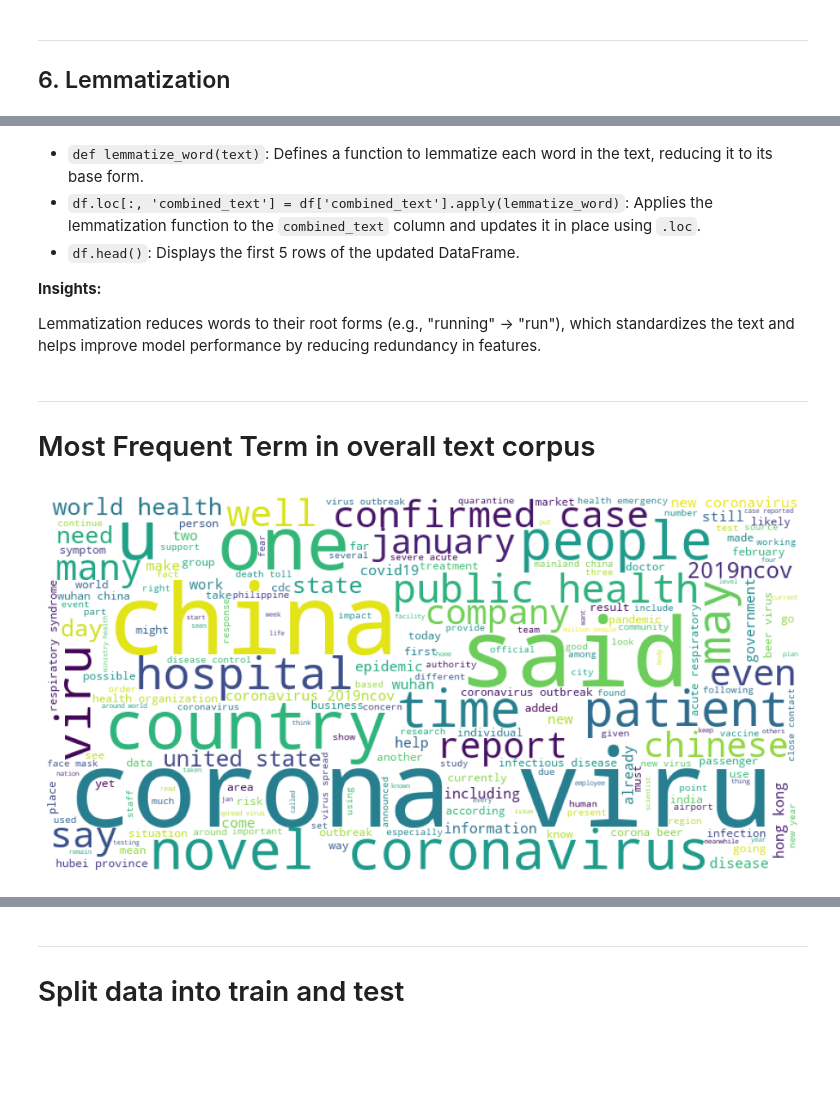
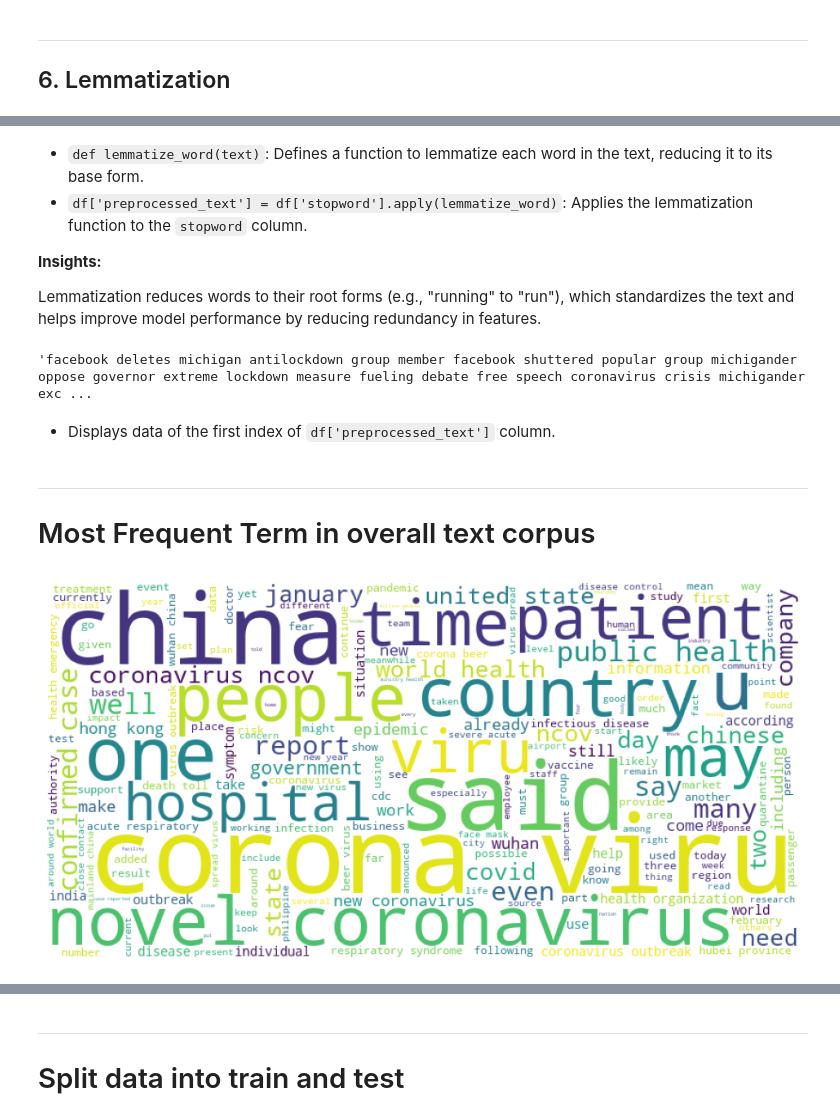
Before and after one commit to Natashaa7/COVID-19-Fake-News-Detection, a Jupyter notebook: Fake-News-Classification.ipynb, the cells around one changed output, grey strips where cells are left out. Saved outputs shown, nothing was run; the diff lists cells and outputs as text; code cells hidden in the pictures; blank space fills up the shorter version.

```diff
--- a/Fake-News-Classification.ipynb
+++ b/Fake-News-Classification.ipynb
@@ -413,10 +406,10 @@ Removing URLs cleans the text by eliminating irrelevant links, which improves th
 # %%
 #defining the function to remove punctuation
 def remove_punctuation(text):
-    punctuationfree="".join([i for i in text if i not in string.punctuation])
+    punctuationfree=re.sub(r'[^a-z\s]', '', text) # match any character that is not a lowercase letter (a–z) and not a space
     return punctuationfree
 
 #storing the puntuation free text
-df.loc[:, 'combined_text'] = df['combined_text'].apply(remove_punctuation)
-df.head()
+df['no_char'] = df['no_url'].apply(remove_punctuation)
+df[['original_text', 'no_char']].head(3)
 # %% [output]
@@ -438,11 +429,9 @@ Removing punctuation helps clean the text data, reducing noise and improving the
 ---
 ## 4. Tokenization
 # %%
-from nltk.tokenize import word_tokenize
-
 def tokenize_text(text):
     return word_tokenize(text)
 
-df['combined_text'] = df['combined_text'].apply(tokenize_text)
-df.head()
+df['tokens'] = df['no_char'].apply(tokenize_text)
+df[['original_text', 'tokens']].head(3)
 # %% [output]
@@ -470,6 +455,6 @@ stop_words = nltk.corpus.stopwords.words('english')
 def remove_stopwords(tokens):
     return [word for word in tokens if word not in stop_words]
 
-df.loc[:, 'combined_text'] = df['combined_text'].apply(remove_stopwords)
-df.head()
+df['stopword'] = df['tokens'].apply(remove_stopwords)
+df[['original_text', 'stopword']].head(3)
 # %% [output]
@@ -495,6 +477,6 @@ Removing stopwords eliminates common, non-informative words (like "the", "is", "
 def lemmatize_word(text):
   wordnet = WordNetLemmatizer()
   return " ".join([wordnet.lemmatize(word) for word in text])
-df.loc[:, 'combined_text'] = df['combined_text'].apply(lemmatize_word)
-df.head()
+df['preprocessed_text'] = df['stopword'].apply(lemmatize_word)
+df[['original_text', 'preprocessed_text']].head(3)
 # %% [output]
@@ -507,34 +487,39 @@ df.head()
 # %% [markdown]
 - `def lemmatize_word(text)`: Defines a function to lemmatize each word in the text, reducing it to its base form.
-- `df.loc[:, 'combined_text'] = df['combined_text'].apply(lemmatize_word)`: Applies the lemmatization function to the `combined_text` column and updates it in place using `.loc`.
-- `df.head()`: Displays the first 5 rows of the updated DataFrame.
+- `df['preprocessed_text'] = df['stopword'].apply(lemmatize_word)`: Applies the lemmatization function to the `stopword` column.
 
 **Insights:**
 
-Lemmatization reduces words to their root forms (e.g., "running" → "run"), which standardizes the text and helps improve model performance by reducing redundancy in features.
+Lemmatization reduces words to their root forms (e.g., "running" to "run"), which standardizes the text and helps improve model performance by reducing redundancy in features.
+# %%
+df['preprocessed_text'][0]
+# %% [output]
+'facebook deletes michigan antilockdown group member facebook shuttered popular group michigander oppose governor extreme lockdown measure fueling debate free speech coronavirus crisis michigander exc ...
+# %% [markdown]
+- Displays data of the first index of `df['preprocessed_text']` column.
 # %% [markdown]
 ---
 # Most Frequent Term in overall text corpus
 # %%
 # Combine all text
-all_text = ' '.join(df['combined_text'])
+all_text = ' '.join(df['preprocessed_text'])
 
 # Generate word cloud
 wc = WordCloud(
     width=800,
     height=400,
     background_color='white',
     colormap='viridis',   # choose color
 ).generate(all_text)
 
 # Convert to PIL image
 image = wc.to_image()
 
 # Plot
 plt.figure(figsize=(12, 6))
 plt.imshow(image)  # Pass PIL image, not WordCloud object
 plt.axis('off')
 plt.show()
 # %% [output]
-[figure, old version]
+[figure, new version]
 # %% [markdown]
```
Also changed, not shown: parts of 86 cells of this notebook.
